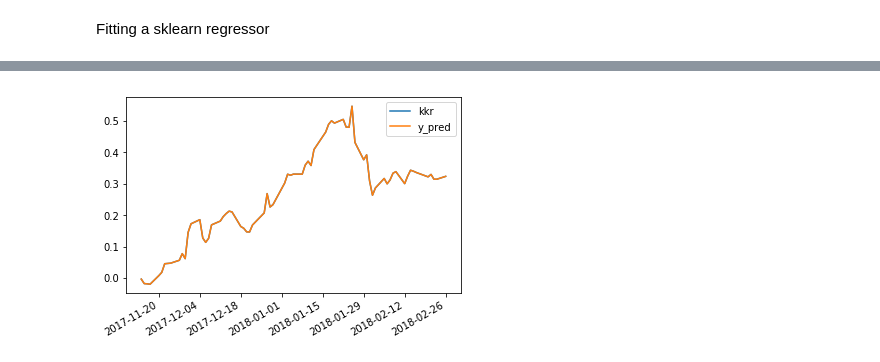
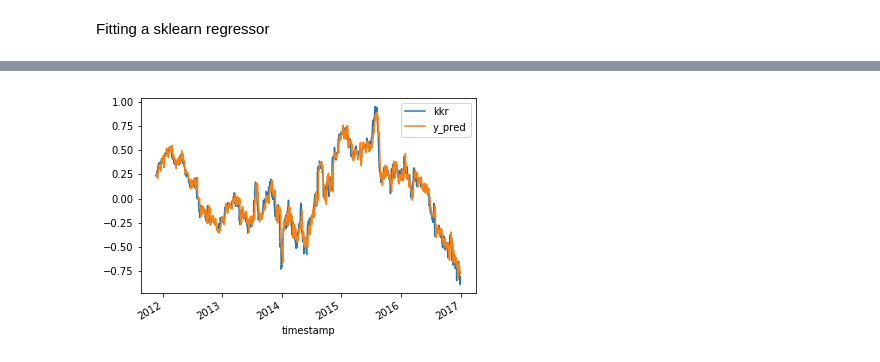
Before and after one commit to fzeeshan/TimeSeries, a Jupyter notebook: 1-Regression.ipynb, the cells around one changed output, grey strips where cells are left out. Saved outputs shown, nothing was run; the diff lists cells and outputs as text; code cells hidden in the pictures.

```diff
--- a/1-Regression.ipynb
+++ b/1-Regression.ipynb
@@ -74,3 +72,6 @@ x =  train_data.kkr
+# %%
+x_train = train_data.kkr
+x_test = test_data.kkr
 # %% [markdown]
 We define a transformer that shapes the data in a X, y format
 # %%
@@ -80,7 +81,6 @@ def sliding_windows(x, window, offset):
     X = pd.concat( [ pd.Series(x[i:(i + window)] , name=x.index[i+window-1]).reset_index(drop=True) for i in range(0, x.shape[0] - window +  1)] , axis=1).T
     X = X.iloc[:-offset]
     y = x.loc[x.index >= X.index[offset]]
-    y.index = X.index
     return X , y
 # %% [markdown]
 We apply the transformer and obtain the data for regression
@@ -88,0 +87,3 @@ X, y = sliding_windows(x, window=220, offset=5)
+# %%
+X_train, y_train = sliding_windows(x_train, window=220, offset=5)
+X_test, y_test   = sliding_windows(x_test,  window=220, offset=5)
@@ -94,6 +120,9 @@ from sklearn.model_selection import GridSearchCV
 from sklearn.pipeline import Pipeline
 
 lm = LinearRegression()
-lm.fit(X,y)
-print(lm.score(X, y))
+pipe = Pipeline(steps=[('model', lm)])
+
+param_grid={'model':[lm]}
+gs = GridSearchCV(pipe, param_grid=param_grid, refit=True, cv=10)
+gs.fit(X_train, y_train)
 # %% [output]
@@ -101,5 +152,6 @@ print(lm.score(X, y))
 # %%
-y_pred = pd.Series(lm.predict(X), name='y_pred', index=y.index)
-pd.concat([y, y_pred], axis=1).plot();
+y_train_pred = pd.Series(lm.predict(X_train), name='y_pred', index=y_train.index)
+both_y_train = pd.concat([y_train, y_train_pred], axis=1)
+both_y_train.plot();
 # %% [output]
-[figure, old version]
+[figure, new version]
```
Also changed, not shown: parts of 13 cells of this notebook.
